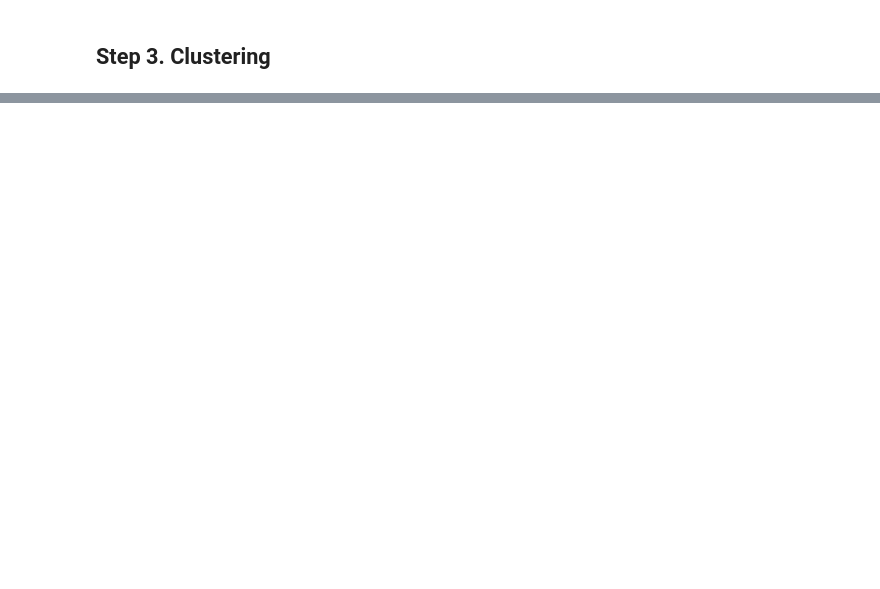
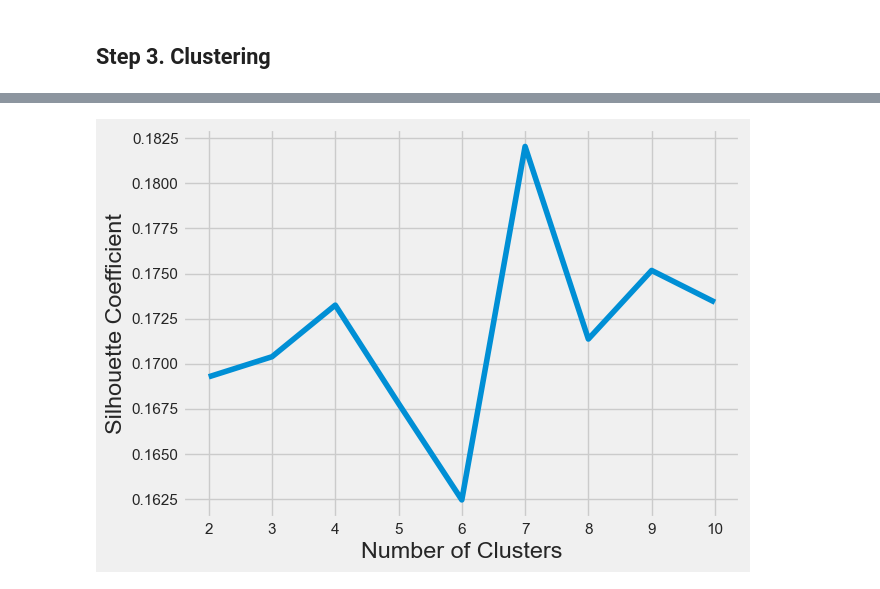
Before and after one commit to kyle1iao/WAF-Data-Challenge, a Jupyter notebook: Kyle Liao WAF Fall 2022 Data Challenge.ipynb, the cells around one changed output, grey strips where cells are left out. Drawn from its saved outputs; the diff is of its cells as text; code cells hidden in the pictures; blank space fills up the shorter version.

```diff
--- a/Kyle Liao WAF Fall 2022 Data Challenge.ipynb
+++ b/Kyle Liao WAF Fall 2022 Data Challenge.ipynb
@@ -744,0 +857,25 @@ This linear regression model is more basic; given time here are some things I wo
+# %%
+# Silhouette coefficient is a measure of cohesion and separation, quantifies how well data points fit into clusters
+# based on proximity within the cluster and distance between data in different clusters
+
+# A list holds the silhouette coefficients for each k
+silhouette_coefficients = []
+
+# Silhoutte coefficients start at 2 clusters (for between cluster differences to be accounted for)
+for k in range(2, 11):
+    kmeans = KMeans(n_clusters=k, **kmeans_kwargs)
+    kmeans.fit(scaled_features)
+    score = silhouette_score(scaled_features, kmeans.labels_)
+    silhouette_coefficients.append(score)
+# %%
+# plotting silhouette coefficient graph; silhouette coefficient values range from -1 to 1, where larger numbers indicate
+# samples are closer to their clusters than they are to other clusters
+
+plt.style.use("fivethirtyeight")
+plt.plot(range(2, 11), silhouette_coefficients)
+plt.xticks(range(2, 11))
+plt.xlabel("Number of Clusters")
+plt.ylabel("Silhouette Coefficient")
+plt.show()
+# %% [output]
+[figure, added]
```
Also changed, not shown: parts of 41 cells of this notebook.
